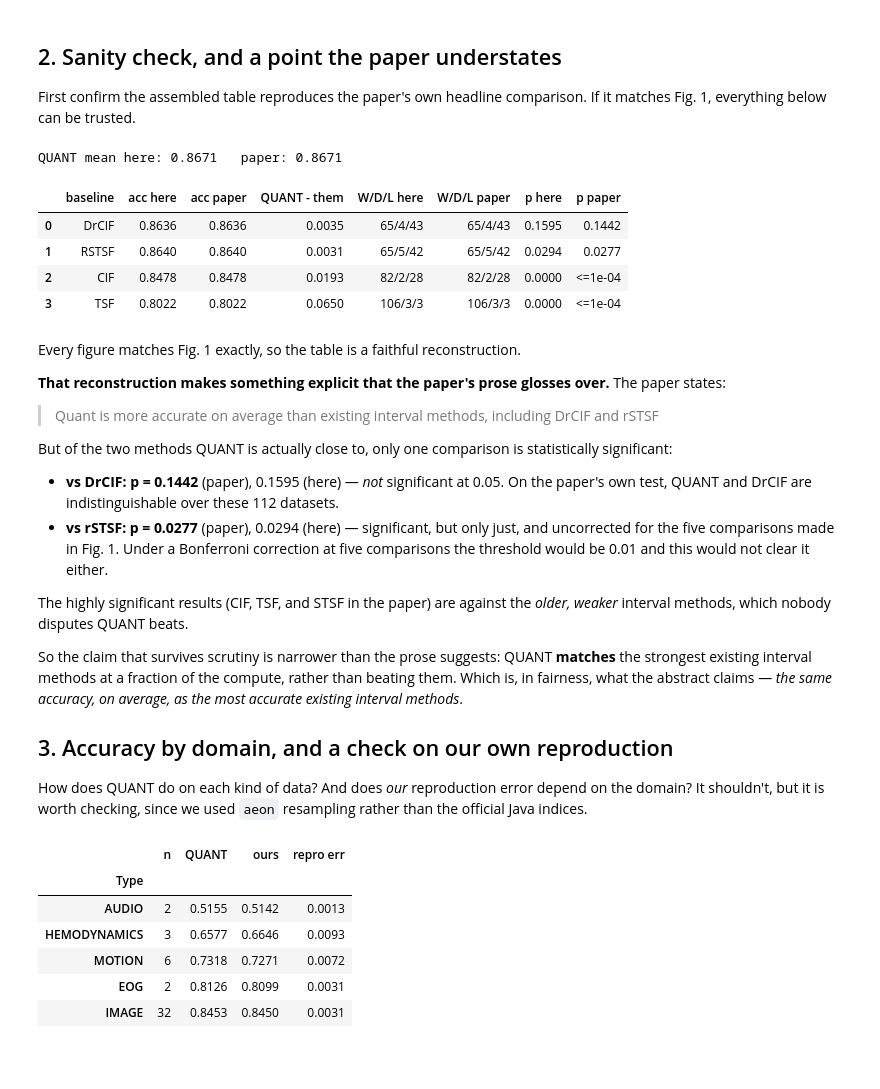
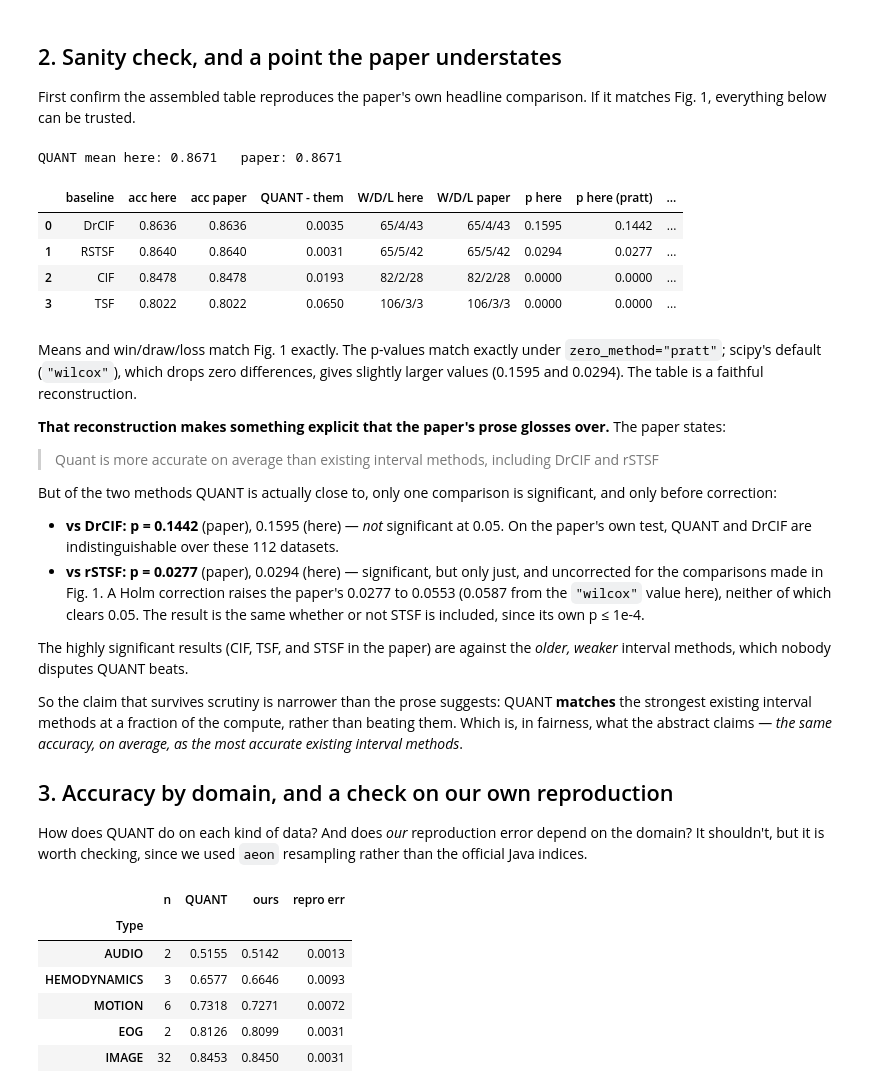
Before and after one commit to leabanovac224055/quant-reproduction-and-extensions, a Jupyter notebook: notebooks/domain_sensitivity.ipynb, the cells around one changed output. Cells and saved outputs as stored; diff of their text form; code cells hidden in the pictures; blank space fills up the shorter version.

Commit message:
Correct rounding caveat and use Holm in domain_sensitivity

```diff
--- a/notebooks/domain_sensitivity.ipynb
+++ b/notebooks/domain_sensitivity.ipynb
@@ -138,50 +138,51 @@ def wdl(a, b):
     return f"{int((a > b).sum())}/{int((a == b).sum())}/{int((a < b).sum())}"
 
 
 PAPER_FIG1 = {  # mean accuracy, W/D/L and Wilcoxon p as printed in Fig. 1
     "DrCIF": (0.8636, "65/4/43", "0.1442"),
     "RSTSF": (0.8640, "65/5/42", "0.0277"),
     "CIF": (0.8478, "82/2/28", "<=1e-04"),
     "TSF": (0.8022, "106/3/3", "<=1e-04"),
 }
 
 q = df["QUANT"]
 rows = []
 for m in BASELINES:
     paper_acc, paper_wdl, paper_p = PAPER_FIG1[m]
     rows.append(
         {
             "baseline": m,
             "acc here": round(df[m].mean(), 4),
             "acc paper": paper_acc,
             "QUANT - them": round(q.mean() - df[m].mean(), 4),
             "W/D/L here": wdl(q, df[m]),
             "W/D/L paper": paper_wdl,
-            "p here": round(wilcoxon(q, df[m]).pvalue, 4),
+            "p here": round(wilcoxon(q, df[m], zero_method="wilcox").pvalue, 4),
+            "p here (pratt)": round(wilcoxon(q, df[m], zero_method="pratt").pvalue, 4),
             "p paper": paper_p,
         }
     )
 
 print(f"QUANT mean here: {q.mean():.4f}   paper: 0.8671\n")
 pd.DataFrame(rows)
 # %% [output]
 QUANT mean here: 0.8671   paper: 0.8671
-|  | baseline | acc here | acc paper | QUANT - them | W/D/L here | W/D/L paper | p here | p paper |
-| 0 | DrCIF | 0.8636 | 0.8636 | 0.0035 | 65/4/43 | 65/4/43 | 0.1595 | 0.1442 |
-| 1 | RSTSF | 0.8640 | 0.8640 | 0.0031 | 65/5/42 | 65/5/42 | 0.0294 | 0.0277 |
-| 2 | CIF | 0.8478 | 0.8478 | 0.0193 | 82/2/28 | 82/2/28 | 0.0000 | <=1e-04 |
-| 3 | TSF | 0.8022 | 0.8022 | 0.0650 | 106/3/3 | 106/3/3 | 0.0000 | <=1e-04 |
+|  | baseline | acc here | acc paper | QUANT - them | W/D/L here | W/D/L paper | p here | p here (pratt) | ... |
+| 0 | DrCIF | 0.8636 | 0.8636 | 0.0035 | 65/4/43 | 65/4/43 | 0.1595 | 0.1442 | ... |
+| 1 | RSTSF | 0.8640 | 0.8640 | 0.0031 | 65/5/42 | 65/5/42 | 0.0294 | 0.0277 | ... |
+| 2 | CIF | 0.8478 | 0.8478 | 0.0193 | 82/2/28 | 82/2/28 | 0.0000 | 0.0000 | ... |
+| 3 | TSF | 0.8022 | 0.8022 | 0.0650 | 106/3/3 | 106/3/3 | 0.0000 | 0.0000 | ... |
 # %% [markdown]
-Every figure matches Fig. 1 exactly, so the table is a faithful reconstruction.
+Means and win/draw/loss match Fig. 1 exactly. The p-values match exactly under `zero_method="pratt"`; scipy's default (`"wilcox"`), which drops zero differences, gives slightly larger values (0.1595 and 0.0294). The table is a faithful reconstruction.
 
 **That reconstruction makes something explicit that the paper's prose glosses over.** The paper states:
 
 > Quant is more accurate on average than existing interval methods, including DrCIF and rSTSF
 
-But of the two methods QUANT is actually close to, only one comparison is statistically significant:
+But of the two methods QUANT is actually close to, only one comparison is significant, and only before correction:
 
 - **vs DrCIF: p = 0.1442** (paper), 0.1595 (here) — *not* significant at 0.05. On the paper's own test, QUANT and DrCIF are indistinguishable over these 112 datasets.
-- **vs rSTSF: p = 0.0277** (paper), 0.0294 (here) — significant, but only just, and uncorrected for the five comparisons made in Fig. 1. Under a Bonferroni correction at five comparisons the threshold would be 0.01 and this would not clear it either.
+- **vs rSTSF: p = 0.0277** (paper), 0.0294 (here) — significant, but only just, and uncorrected for the comparisons made in Fig. 1. A Holm correction raises the paper's 0.0277 to 0.0553 (0.0587 from the `"wilcox"` value here), neither of which clears 0.05. The result is the same whether or not STSF is included, since its own p ≤ 1e-4.
 
 The highly significant results (CIF, TSF, and STSF in the paper) are against the *older, weaker* interval methods, which nobody disputes QUANT beats.
 
```
Also changed, not shown: parts of 5 cells of this notebook.
